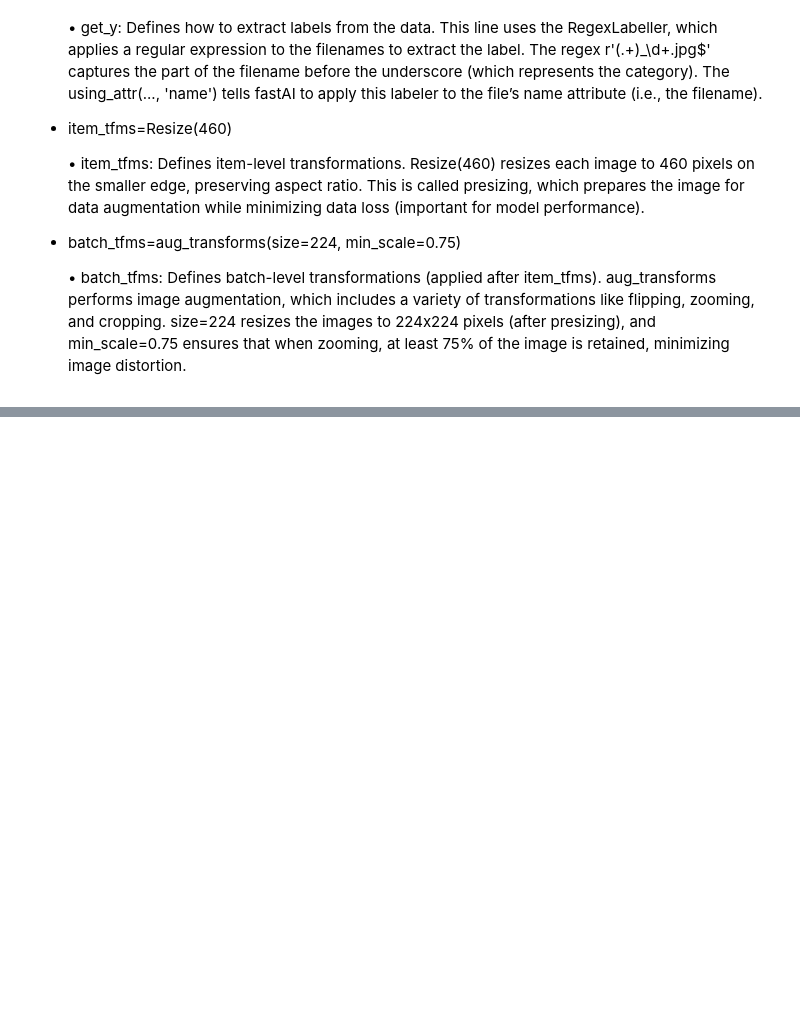
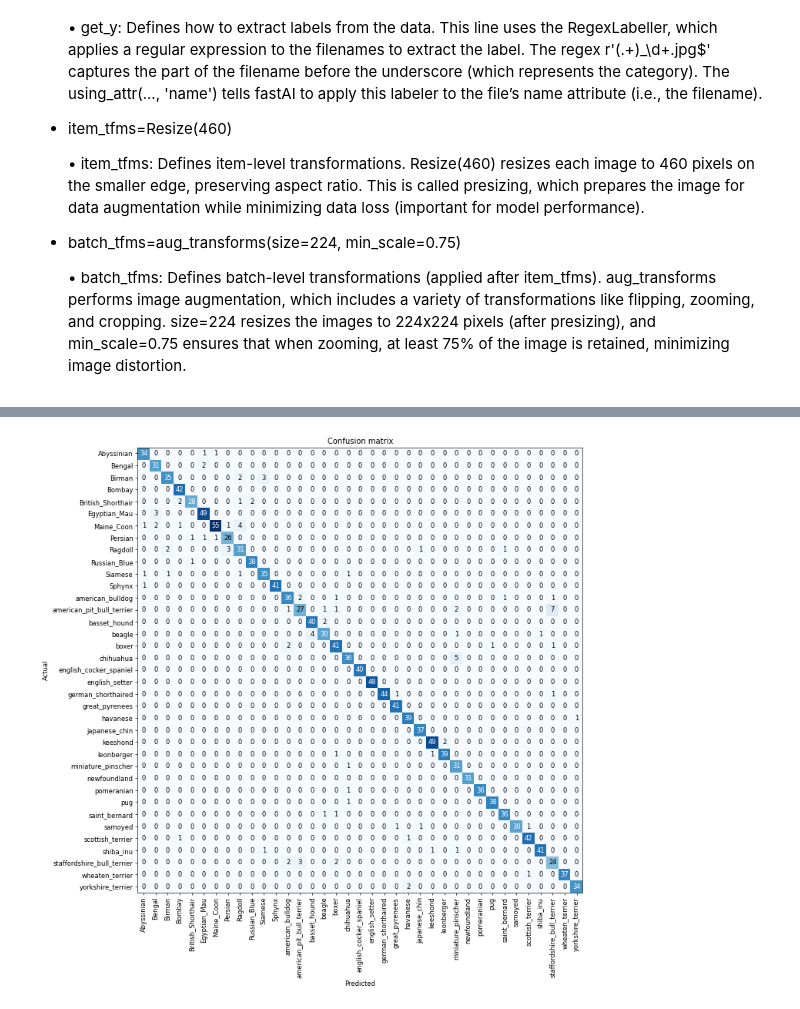
Before and after one commit to jaishrm07/deep-learning-projects, a Jupyter notebook: pets_breed_classifier.ipynb, the cells around one changed output, grey strips where cells are left out. Cells and saved outputs as stored; diff of their text form; code cells hidden in the pictures; blank space fills up the shorter version.

```diff
--- a/pets_breed_classifier.ipynb
+++ b/pets_breed_classifier.ipynb
@@ -107,0 +127,2 @@ Building one sample
+# %%
+learn = cnn_learner(dls, resnet34, metrics=error_rate)
@@ -107,0 +139,4 @@ Building one sample
+# %%
+# using confusion matrix to see where our model is doing well and where it's doing badly.
+
+interp = ClassificationInterpretation.from_learner(learn)
@@ -107,0 +145,3 @@ Building one sample
+# %%
+interp.plot_confusion_matrix(figsize=(12,12), dpi=60)
+# %% [output]
@@ -107,0 +149 @@ Building one sample
+[figure, added]
```
Also changed, not shown: parts of 33 cells of this notebook.
